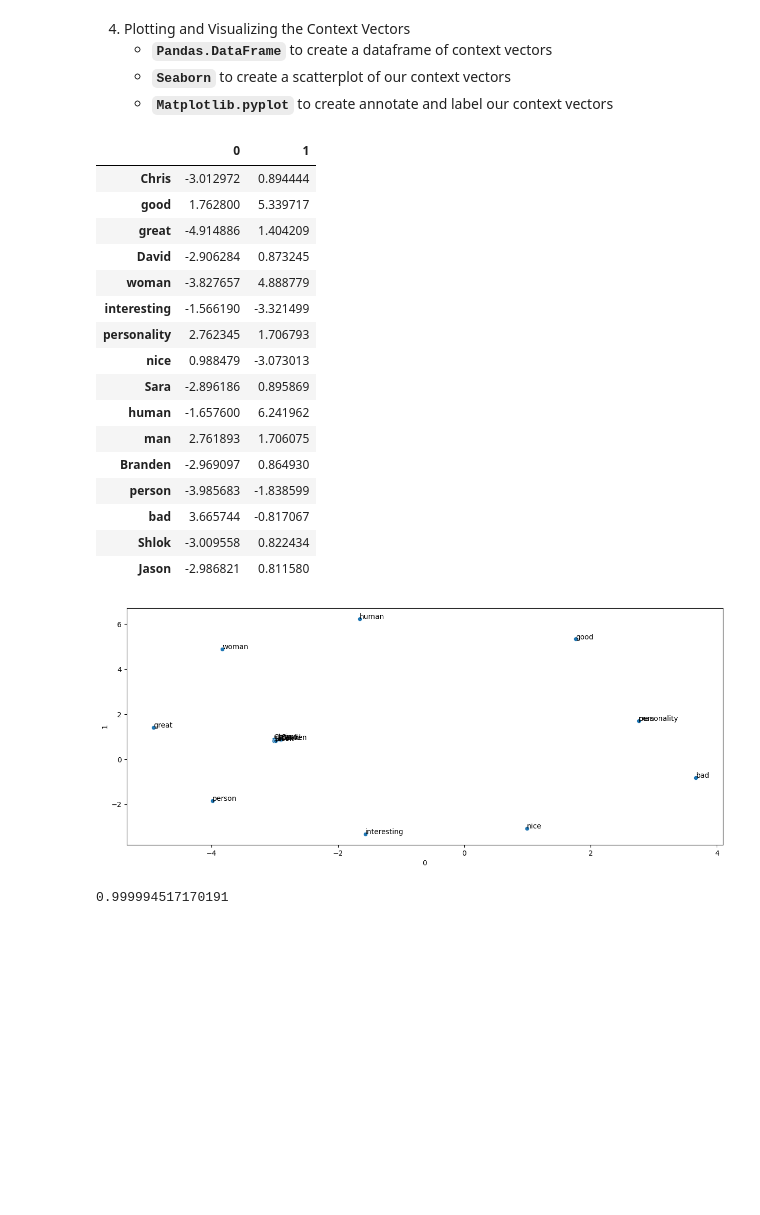
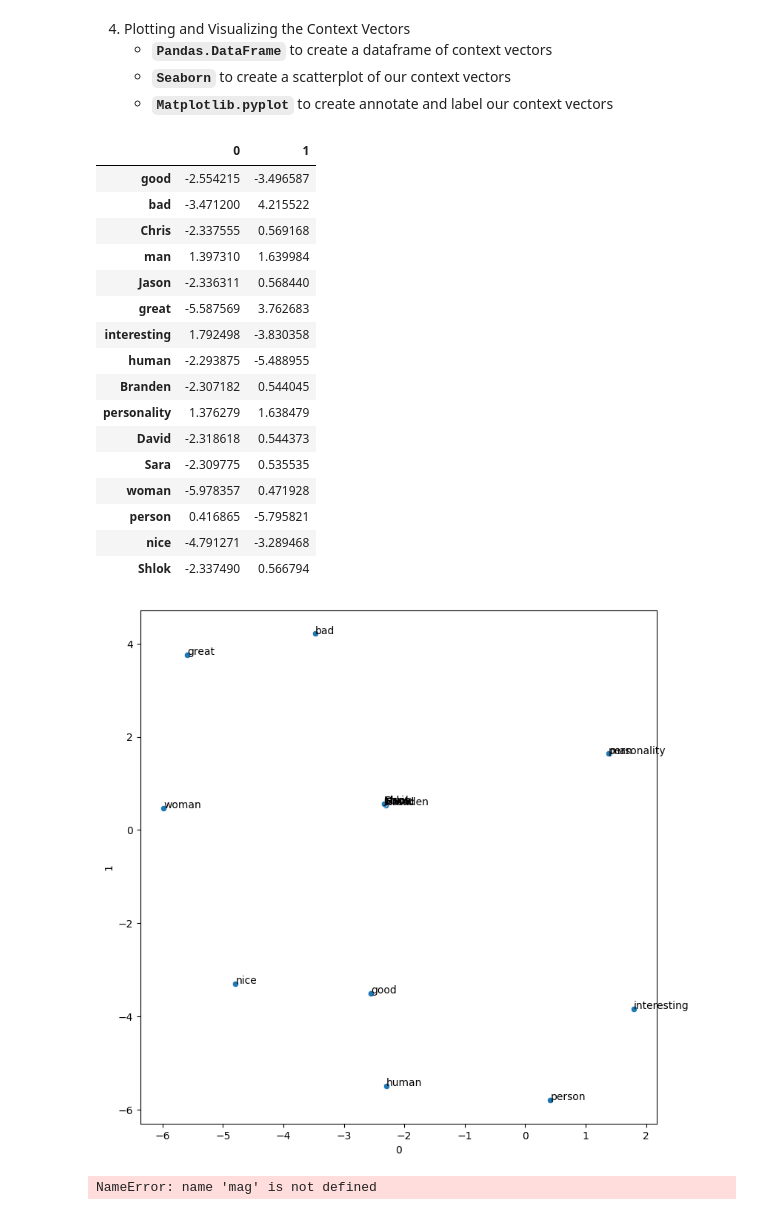
Before and after one commit to Comment-XD/PyTorch-Fundamentals, a Jupyter notebook: Recurrent Neural Network/Word Embedding.ipynb, the cells around one changed output. Saved outputs shown, nothing was run; the diff lists cells and outputs as text; code cells hidden in the pictures; blank space fills up the shorter version.

```diff
--- a/Recurrent Neural Network/Word Embedding.ipynb
+++ b/Recurrent Neural Network/Word Embedding.ipynb
@@ -89,7 +96,8 @@ def cosine_similarity(vec1, vec2):
    - Python's **`open()`** function will open the text file
    - **`readlines()`** function will split the text file by new line
 # %%
-file = open("text_data.txt", "r")
+data_path = r"C:\Users\Brand\project_env\PyTorch-Fundamentals\Recurrent Neural Network\data\text_data.txt"
+file = open(data_path, "r")
 data = file.readlines()
 # %% [markdown]
 2. Remove Stop Words
@@ -252,8 +260,8 @@ def train_model(model, X,y, criterion, optimizer, epoches):
 
         model.train()
         for j, _ in enumerate(X):
-            y_pred = model(torch.Tensor(X[j]).to(device))
-            loss = criterion(y_pred, torch.Tensor(y[j]).to(device))
+            y_pred = model(torch.Tensor(X[j]).to(device).long())
+            loss = criterion(y_pred, torch.Tensor(y[j]).to(device).long())
             train_loss += loss
 
             optimizer.zero_grad()
@@ -291,35 +289,35 @@ context_vector_df.index = vocab_data
 context_vector_df
 # %% [output]
 |  | 0 | 1 |
-| Chris | -3.012972 | 0.894444 |
-| good | 1.762800 | 5.339717 |
-| great | -4.914886 | 1.404209 |
-| David | -2.906284 | 0.873245 |
-| woman | -3.827657 | 4.888779 |
-| interesting | -1.566190 | -3.321499 |
-| personality | 2.762345 | 1.706793 |
-| nice | 0.988479 | -3.073013 |
-| Sara | -2.896186 | 0.895869 |
-| human | -1.657600 | 6.241962 |
-| man | 2.761893 | 1.706075 |
-| Branden | -2.969097 | 0.864930 |
-| person | -3.985683 | -1.838599 |
-| bad | 3.665744 | -0.817067 |
-| Shlok | -3.009558 | 0.822434 |
-| Jason | -2.986821 | 0.811580 |
+| good | -2.554215 | -3.496587 |
+| bad | -3.471200 | 4.215522 |
+| Chris | -2.337555 | 0.569168 |
+| man | 1.397310 | 1.639984 |
+| Jason | -2.336311 | 0.568440 |
+| great | -5.587569 | 3.762683 |
+| interesting | 1.792498 | -3.830358 |
+| human | -2.293875 | -5.488955 |
+| Branden | -2.307182 | 0.544045 |
+| personality | 1.376279 | 1.638479 |
+| David | -2.318618 | 0.544373 |
+| Sara | -2.309775 | 0.535535 |
+| woman | -5.978357 | 0.471928 |
+| person | 0.416865 | -5.795821 |
+| nice | -4.791271 | -3.289468 |
+| Shlok | -2.337490 | 0.566794 |
 # %%
 import matplotlib.pyplot as plt
 import seaborn as sns
 import pandas as pd
 
-plt.figure(figsize=(15,6))
+plt.figure(figsize=(9,9))
 embedding_graph = sns.scatterplot(data=context_vector_df, x=context_vector_df[0], y=context_vector_df[1])
 
 for i, word in enumerate(vocab_data):
     data = context_vectors.cpu().detach().numpy()
     embedding_graph.annotate(word, tuple(data[i]))
 # %% [output]
-[figure, old version]
+[figure, new version]
 # %%
 # Cosine Similarity
 chris_vector = context_vector_df.iloc[0].to_numpy()
@@ -327,7 +325,7 @@ good_vector = context_vector_df.iloc[3].to_numpy()
 
 cosine_similarity(chris_vector, good_vector)
 # %% [output]
-0.999994517170191
+NameError: name 'mag' is not defined
 # %%
 embedding = nn.Embedding(16, 3)
 embedding.state_dict()
```
Also changed, not shown: parts of 8 cells of this notebook, 5 other files.
